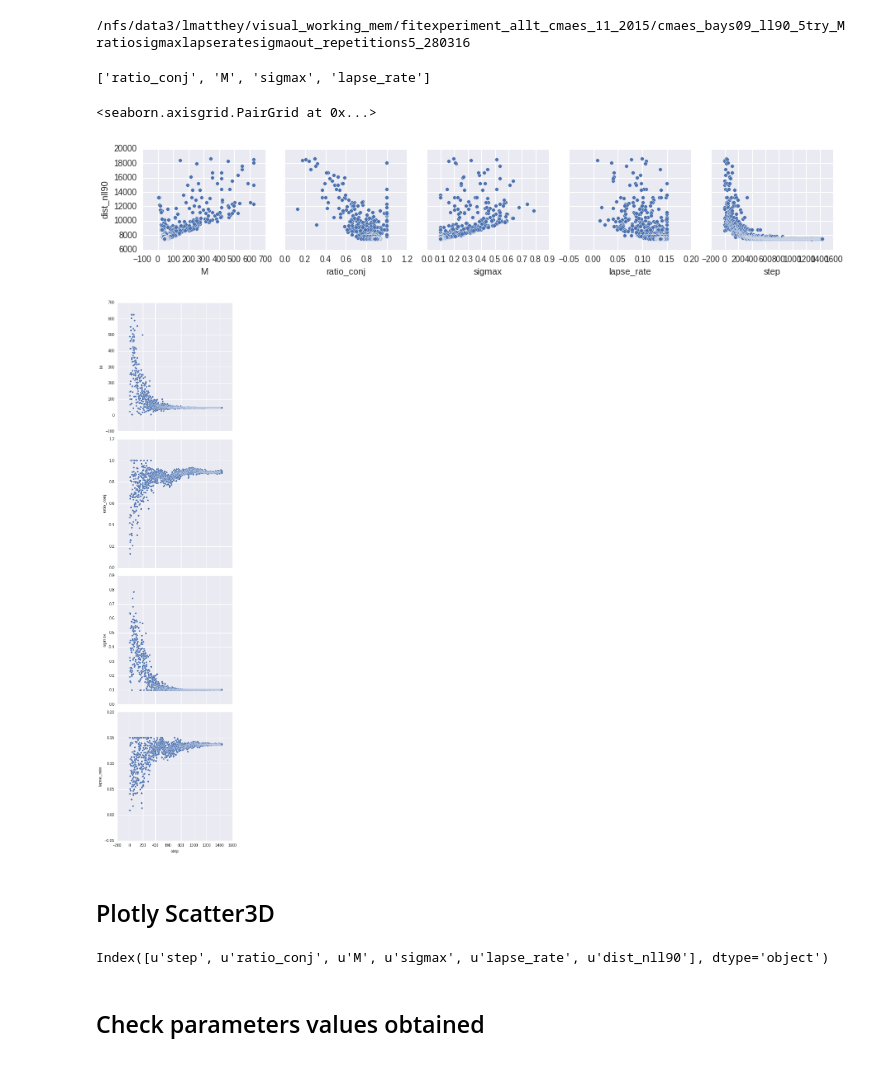
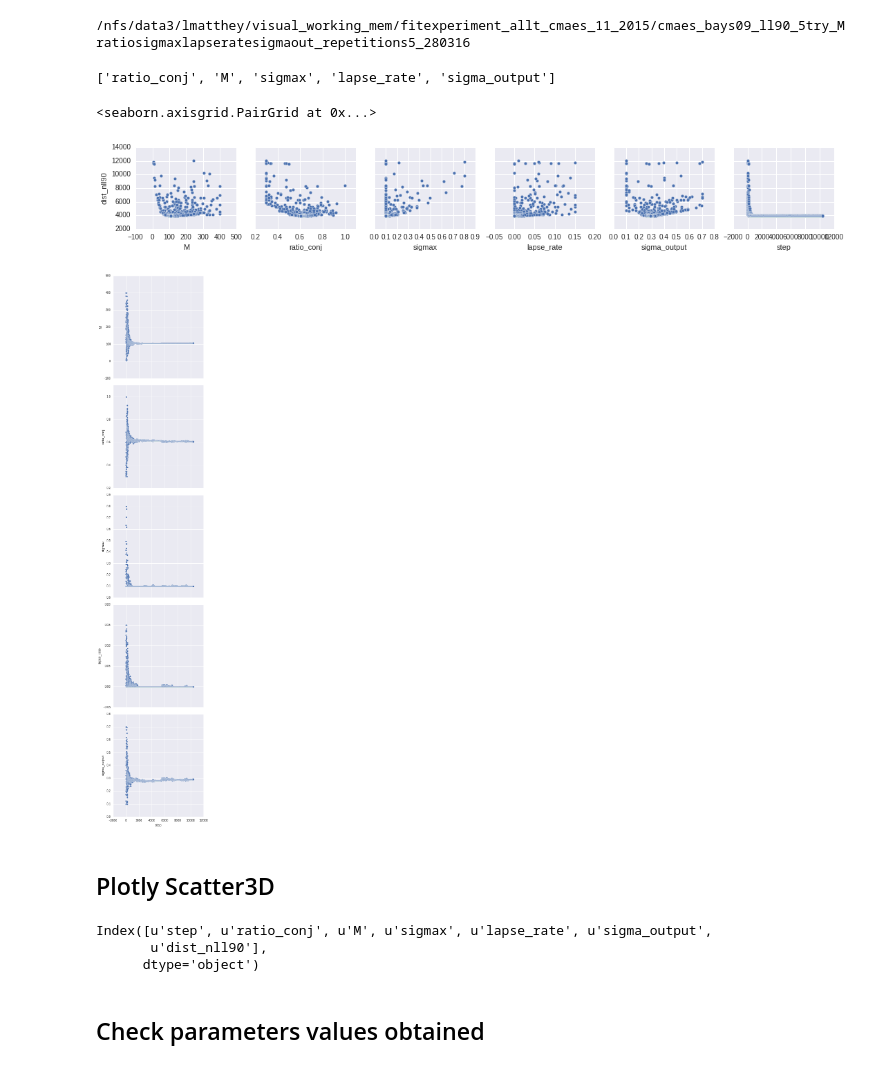
Before and after one commit to Azhag/Bayesian-visual-working-memory, a Jupyter notebook: Experiments/fitexperiment_allt_cmaes_11_2015/notebook_fitexperimentallt_cmaes_5try_280316.ipynb, the cells around one changed output. Cells and saved outputs as stored; diff of their text form; code cells hidden in the pictures.

```diff
--- a/Experiments/fitexperiment_allt_cmaes_11_2015/notebook_fitexperimentallt_cmaes_5try_280316.ipynb
+++ b/Experiments/fitexperiment_allt_cmaes_11_2015/notebook_fitexperimentallt_cmaes_5try_280316.ipynb
@@ -50,8 +50,8 @@ IPython widgets are experimental and may change in the future.
 # %% [markdown]
 ## Reload data
 # %%
-%cd /nfs/data3/lmatthey/visual_working_mem/fitexperiment_allt_cmaes_11_2015/cmaes_bays09_ll90_5try_Mratiosigmaxlapseratesigmaout_repetitions5_280316
-results_optim_tracking = np.load('outputs/cmaes_alliter_tracking-<module>-8d9f4f7d-cada-4710-908a-6a526b8e863e.npy').item()
+%cd ./cmaes_bays09_ll90_5try_Mratiosigmaxlapseratesigmaout_repetitions5_280316
+results_optim_tracking = np.load('outputs/cmaes_alliter_tracking-<module>-b5221001-ec5e-40fc-8cd3-25cd7efee51f.npy').item()
 # %% [output]
 /nfs/data3/lmatthey/visual_working_mem/fitexperiment_allt_cmaes_11_2015/cmaes_bays09_ll90_5try_Mratiosigmaxlapseratesigmaout_repetitions5_280316
 # %%
@@ -61,13 +61,14 @@ parameter_names_sorted = results_optim_tracking['parameter_names_sorted']
 # %%
 parameter_names_sorted
 # %% [output]
-['ratio_conj', 'M', 'sigmax', 'lapse_rate']
+['ratio_conj', 'M', 'sigmax', 'lapse_rate', 'sigma_output']
 # %%
 df_all_fits = pd.DataFrame.from_items([('step', np.arange(fitness.size)),
                              ('ratio_conj', candidates_parameters[:, 0]),
                              ('M', candidates_parameters[:, 1]),
                              ('sigmax', candidates_parameters[:, 2]),
                              ('lapse_rate', candidates_parameters[:, 3]),
+                             ('sigma_output', candidates_parameters[:, 4]),
                              ('dist_nll90', np.ma.masked_greater(fitness.flatten(), 1e8)),
                             ])
 # %%
@@ -78,26 +79,28 @@ df_best_fits = df_all_fits[df_all_fits.dist_nll90 < LL_max_cutoff]
 # %%
 # Check parameters effects
 sns.pairplot(df_best_fits,
-             x_vars=['M', 'ratio_conj', 'sigmax', 'lapse_rate', 'step'],
+             x_vars=['M', 'ratio_conj', 'sigmax', 'lapse_rate', 'sigma_output', 'step'],
              y_vars=['dist_nll90']
             )
 
 # Check learning
 sns.pairplot(df_best_fits,
-             y_vars=['M', 'ratio_conj', 'sigmax', 'lapse_rate'],
+             y_vars=['M', 'ratio_conj', 'sigmax', 'lapse_rate', 'sigma_output'],
              x_vars=['step'],
              size=5
             )
 # %% [output]
 <seaborn.axisgrid.PairGrid at 0x...>
-[figure, old version]
+[figure, new version]
-[figure, old version]
+[figure, new version]
 # %% [markdown]
 ## Plotly Scatter3D
 # %%
 df_best_fits.columns
 # %% [output]
-Index([u'step', u'ratio_conj', u'M', u'sigmax', u'lapse_rate', u'dist_nll90'], dtype='object')
+Index([u'step', u'ratio_conj', u'M', u'sigmax', u'lapse_rate', u'sigma_output',
+       u'dist_nll90'],
+      dtype='object')
 # %%
 result_to_color = np.array(df_best_fits.dist_nll90)
 
```
Also changed, not shown: parts of 13 cells of this notebook, 10 other files.
